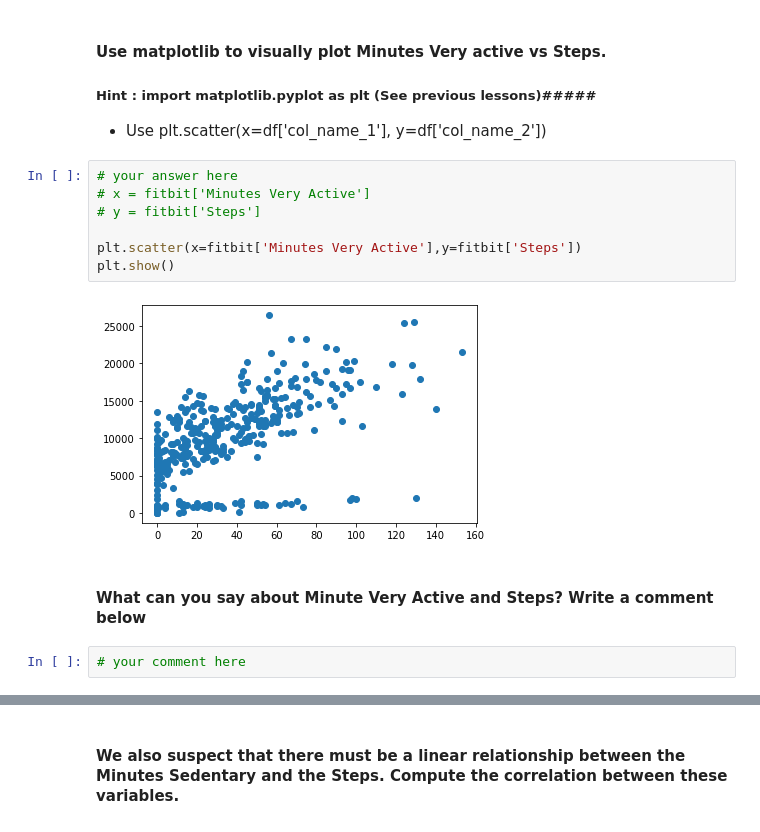
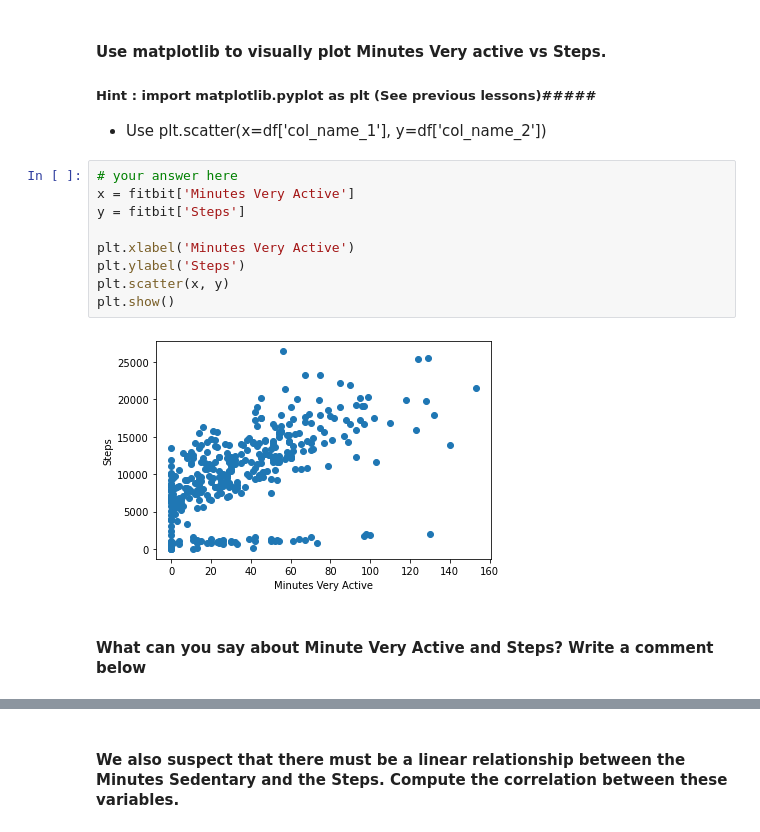
Before and after one commit to ta-data-mexpt/lab-pivot-table-and-correlation, a Jupyter notebook: your_code/main.ipynb, the cells around one changed output, grey strips where cells are left out. Cells and saved outputs as stored; diff of their text form.

```diff
--- a/your_code/main.ipynb
+++ b/your_code/main.ipynb
@@ -239,14 +239,14 @@ fitbit['Minutes Very Active'].corr(fitbit['Steps'])
 - Use plt.scatter(x=df['col_name_1'], y=df['col_name_2'])
 # %%
 # your answer here
-# x = fitbit['Minutes Very Active']
-# y = fitbit['Steps']
+x = fitbit['Minutes Very Active']
+y = fitbit['Steps']
 
-plt.scatter(x=fitbit['Minutes Very Active'],y=fitbit['Steps'])
+plt.xlabel('Minutes Very Active')
+plt.ylabel('Steps')
+plt.scatter(x, y)
 plt.show()
 # %% [output]
-[figure, old version]
+[figure, new version]
 # %% [markdown]
 #### What can you say about Minute Very Active and Steps? Write a comment below
-# %%
-# your comment here
```
Also changed, not shown: parts of 8 cells of this notebook.
